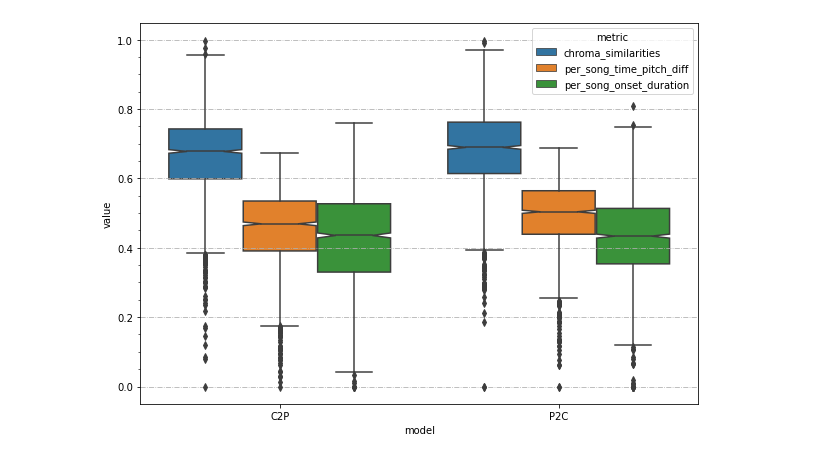
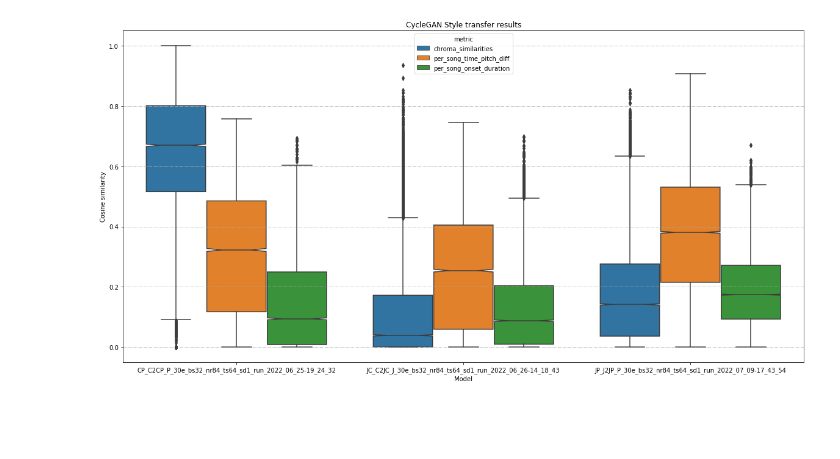
Before and after one commit to amaralcs/tf-cyclegan-music-style-transfer, a Jupyter notebook: notebooks/evaluate_results.ipynb, the cells around one changed output. Drawn from its saved outputs; the diff is of its cells as text; code cells hidden in the pictures; blank space fills up the shorter version.

```diff
--- a/notebooks/evaluate_results.ipynb
+++ b/notebooks/evaluate_results.ipynb
@@ -73,16 +90,17 @@ nano_metrics = pd.concat([chromas, style_per_song], axis=0)
 # %%
 from matplotlib.ticker import MultipleLocator, AutoMinorLocator
 
-fig, ax = plt.subplots(figsize=(10, 7))
+fig, ax = plt.subplots(figsize=(20, 10))
 
 ax = sns.boxplot(
-    x="model", y="value", hue="metric", data=nano_metrics, ax=ax, notch=True
+    x="model_name", y="value", hue="metric", data=nano_df, ax=ax, notch=True
 )
-ax.yaxis.set_minor_locator(AutoMinorLocator())
-# ax.yaxis.set_major_locator(MultipleLocator(0.1))
-# ax.yaxis.set_major_locator(MultipleLocator(0.1))
 ax.yaxis.grid(True, linestyle="-.")
+ax.set_title("CycleGAN Style transfer results")
+ax.set_xlabel("Model")
+ax.set_ylabel("Cosine similarity")
+
 
 plt.show()
 # %% [output]
-[figure, old version]
+[figure, new version]
```
Also changed, not shown: parts of 3 cells of this notebook, 3 other files.
